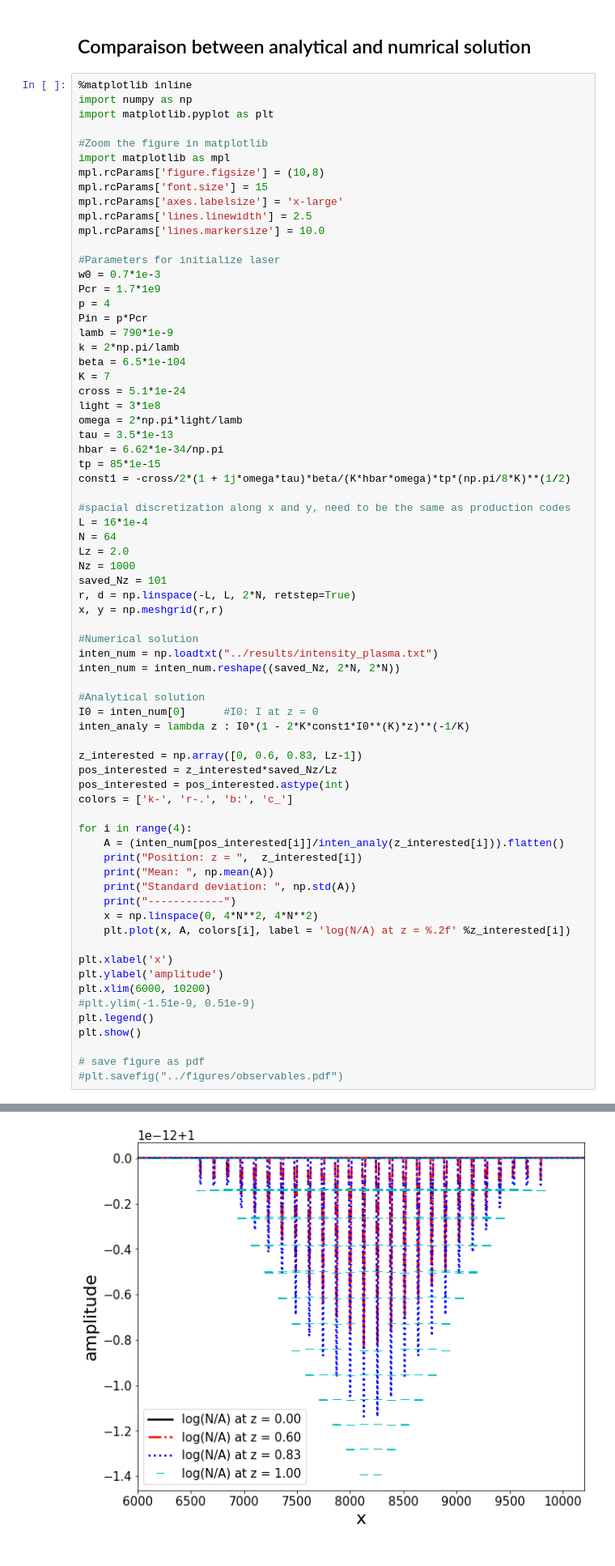
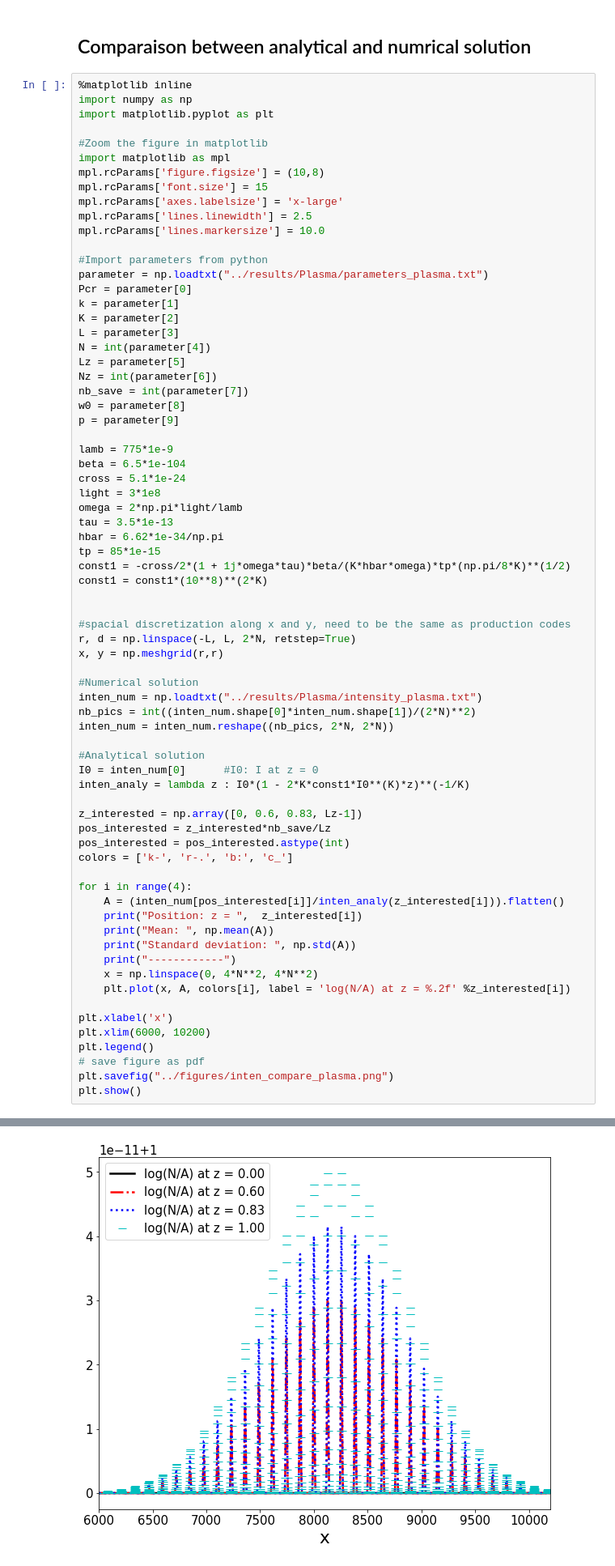
Before and after one commit to kimhong-chao/Project-PHY571, a Jupyter notebook: analysis/analyse_plasma.ipynb, the cells around one changed output, grey strips where cells are left out. Shown at 81% size. Drawn from its saved outputs; the diff is of its cells as text.

```diff
--- a/analysis/analyse_plasma.ipynb
+++ b/analysis/analyse_plasma.ipynb
@@ -23,15 +27,21 @@ mpl.rcParams['axes.labelsize'] = 'x-large'
 mpl.rcParams['lines.linewidth'] = 2.5
 mpl.rcParams['lines.markersize'] = 10.0
 
-#Parameters for initialize laser
-w0 = 0.7*1e-3
-Pcr = 1.7*1e9
-p = 4
-Pin = p*Pcr
-lamb = 790*1e-9
-k = 2*np.pi/lamb
+#Import parameters from python
+parameter = np.loadtxt("../results/Plasma/parameters_plasma.txt")
+Pcr = parameter[0]
+k = parameter[1]
+K = parameter[2]
+L = parameter[3]
+N = int(parameter[4])
+Lz = parameter[5]
+Nz = int(parameter[6])
+nb_save = int(parameter[7])
+w0 = parameter[8]
+p = parameter[9]
+
+lamb = 775*1e-9
 beta = 6.5*1e-104
-K = 7
 cross = 5.1*1e-24
 light = 3*1e8
 omega = 2*np.pi*light/lamb
@@ -39,26 +49,24 @@ tau = 3.5*1e-13
 hbar = 6.62*1e-34/np.pi
 tp = 85*1e-15
 const1 = -cross/2*(1 + 1j*omega*tau)*beta/(K*hbar*omega)*tp*(np.pi/8*K)**(1/2)
+const1 = const1*(10**8)**(2*K)
+
 
 #spacial discretization along x and y, need to be the same as production codes
-L = 16*1e-4
-N = 64
-Lz = 2.0
-Nz = 1000
-saved_Nz = 101
 r, d = np.linspace(-L, L, 2*N, retstep=True)
 x, y = np.meshgrid(r,r)
 
 #Numerical solution
-inten_num = np.loadtxt("../results/intensity_plasma.txt")
-inten_num = inten_num.reshape((saved_Nz, 2*N, 2*N))
+inten_num = np.loadtxt("../results/Plasma/intensity_plasma.txt")
+nb_pics = int((inten_num.shape[0]*inten_num.shape[1])/(2*N)**2)
+inten_num = inten_num.reshape((nb_pics, 2*N, 2*N))
 
 #Analytical solution
 I0 = inten_num[0]      #I0: I at z = 0
 inten_analy = lambda z : I0*(1 - 2*K*const1*I0**(K)*z)**(-1/K)
 
 z_interested = np.array([0, 0.6, 0.83, Lz-1])
-pos_interested = z_interested*saved_Nz/Lz
+pos_interested = z_interested*nb_save/Lz
 pos_interested = pos_interested.astype(int)
 colors = ['k-', 'r-.', 'b:', 'c_']
 
@@ -72,14 +80,11 @@ for i in range(4):
     plt.plot(x, A, colors[i], label = 'log(N/A) at z = %.2f' %z_interested[i])
 
 plt.xlabel('x')
-plt.ylabel('amplitude')
 plt.xlim(6000, 10200)
-#plt.ylim(-1.51e-9, 0.51e-9)
 plt.legend()
+# save figure as pdf
+plt.savefig("../figures/inten_compare_plasma.png")
 plt.show()
-
-# save figure as pdf
-#plt.savefig("../figures/observables.pdf")
 # %% [output]
 Position: z =  0.0
 Mean:  (1+0j)
@@ -99,2 +104,2 @@ Standard deviation:  9.877688890483666e-14
 ------------
-[figure, old version]
+[figure, new version]
```
Also changed, not shown: parts of 4 cells of this notebook, 1 other file.
